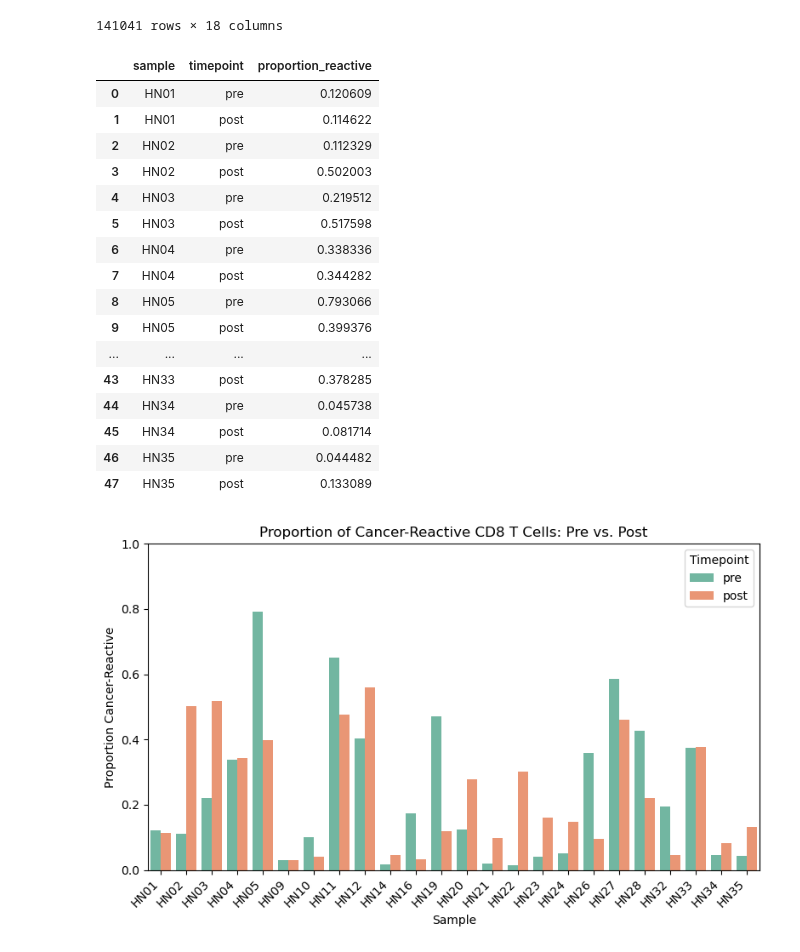
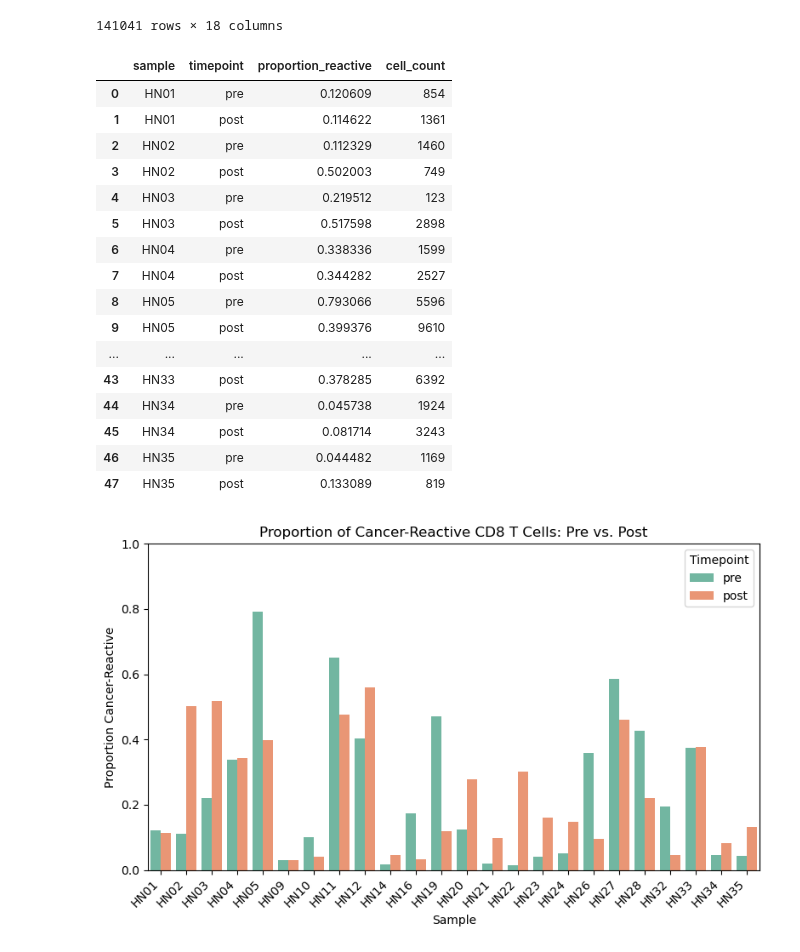
Before and after one commit to Sun-lab/CAT, a Jupyter notebook: Li_2025/select_cancer_reactive_cells_CD4_CD8.ipynb, the cells around one changed output. Saved outputs shown, nothing was run; the diff lists cells and outputs as text; code cells hidden in the pictures.

```diff
--- a/Li_2025/select_cancer_reactive_cells_CD4_CD8.ipynb
+++ b/Li_2025/select_cancer_reactive_cells_CD4_CD8.ipynb
@@ -537,6 +537,9 @@ out_CD8
 # %%
 out_CD8.to_csv("cell_meta_data_CD8.csv", index=False)
 out_CD4.to_csv("cell_meta_data_CD4.csv", index=False)
+# %%
+import pandas as pd
+out_CD8 = pd.read_csv("cell_meta_data_CD8.csv")
 # %%
 out = out_CD8
 out["cancer_reactive"] = (
@@ -553,51 +556,54 @@ out[['barcode', 'sample', 'timepoint']] = out.index.to_series().str.extract(
 # Compute proportion of cancer-reactive T cells by sample/timepoint
 # -----------------------------------------------------------
 # 'cancer_reactive' is a boolean column: True = reactive, False = not reactive
 # Group by sample and timepoint, then compute the mean (which = proportion True).
 prop_df = (
     out
-    .groupby(['sample', 'timepoint'])['cancer_reactive']
-    .mean()  # This yields the fraction of T cells that are cancer-reactive
-    .reset_index(name='proportion_reactive')
+    .groupby(['sample', 'timepoint'])
+    .agg(
+        proportion_reactive=('cancer_reactive', 'mean'),
+        cell_count=('cancer_reactive', 'count')
+    )
+    .reset_index()
 )
 
 # # -----------------------------------------------------------
 # # Keep only samples that have both pre and post measurements
 # # -----------------------------------------------------------
 # # First, see how many timepoints each sample has:
 sample_counts = prop_df['sample'].value_counts()
 # Keep only those with 2 or more timepoints (pre + post)
 samples_with_prepost = sample_counts[sample_counts >= 2].index
 prop_df = prop_df[prop_df['sample'].isin(samples_with_prepost)]
 
 # Also, filter out any timepoints that are not 'pre' or 'post'
 prop_df = prop_df[prop_df['timepoint'].isin(['pre', 'post'])]
 
 prop_df['timepoint'] = pd.Categorical(
     prop_df['timepoint'],
     categories=['pre', 'post'],   # desired order
     ordered=True
 )
 
 prop_df = prop_df.sort_values(['sample', 'timepoint']).reset_index(drop=True)
 
 prop_df
 # %% [output]
-|  | sample | timepoint | proportion_reactive |
-| 0 | HN01 | pre | 0.120609 |
-| 1 | HN01 | post | 0.114622 |
-| 2 | HN02 | pre | 0.112329 |
-| 3 | HN02 | post | 0.502003 |
-| 4 | HN03 | pre | 0.219512 |
-| 5 | HN03 | post | 0.517598 |
-| 6 | HN04 | pre | 0.338336 |
-| 7 | HN04 | post | 0.344282 |
-| 8 | HN05 | pre | 0.793066 |
-| 9 | HN05 | post | 0.399376 |
-| ... | ... | ... | ... |
-| 43 | HN33 | post | 0.378285 |
-| 44 | HN34 | pre | 0.045738 |
-| 45 | HN34 | post | 0.081714 |
-| 46 | HN35 | pre | 0.044482 |
-| 47 | HN35 | post | 0.133089 |
+|  | sample | timepoint | proportion_reactive | cell_count |
+| 0 | HN01 | pre | 0.120609 | 854 |
+| 1 | HN01 | post | 0.114622 | 1361 |
+| 2 | HN02 | pre | 0.112329 | 1460 |
+| 3 | HN02 | post | 0.502003 | 749 |
+| 4 | HN03 | pre | 0.219512 | 123 |
+| 5 | HN03 | post | 0.517598 | 2898 |
+| 6 | HN04 | pre | 0.338336 | 1599 |
+| 7 | HN04 | post | 0.344282 | 2527 |
+| 8 | HN05 | pre | 0.793066 | 5596 |
+| 9 | HN05 | post | 0.399376 | 9610 |
+| ... | ... | ... | ... | ... |
+| 43 | HN33 | post | 0.378285 | 6392 |
+| 44 | HN34 | pre | 0.045738 | 1924 |
+| 45 | HN34 | post | 0.081714 | 3243 |
+| 46 | HN35 | pre | 0.044482 | 1169 |
+| 47 | HN35 | post | 0.133089 | 819 |
 # %%
```
Also changed, not shown: parts of 15 cells of this notebook, 8 other files.
